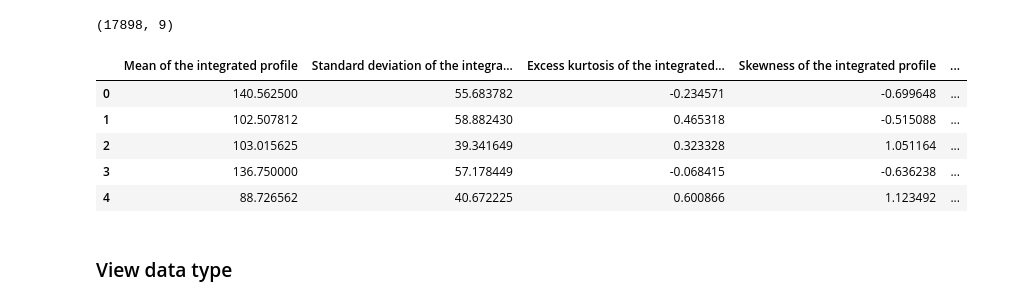
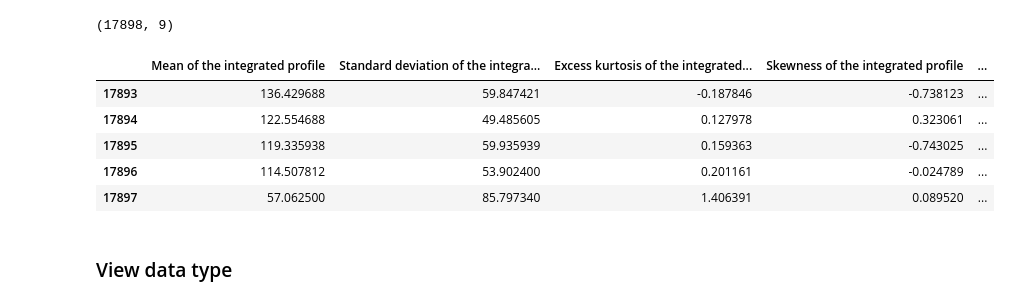
Before and after one commit to tamagusko/workshop-intro-ml, a Jupyter notebook: introML.ipynb, the cells around one changed output. Drawn from its saved outputs; the diff is of its cells as text; code cells hidden in the pictures.

```diff
--- a/introML.ipynb
+++ b/introML.ipynb
@@ -135,14 +135,14 @@ df.shape
 # %% [output]
 (17898, 9)
 # %%
-df.head()
+df.tail()
 # %% [output]
 |  | Mean of the integrated profile | Standard deviation of the integra... | Excess kurtosis of the integrated... | Skewness of the integrated profile | ... |
-| 0 | 140.562500 | 55.683782 | -0.234571 | -0.699648 | ... |
-| 1 | 102.507812 | 58.882430 | 0.465318 | -0.515088 | ... |
-| 2 | 103.015625 | 39.341649 | 0.323328 | 1.051164 | ... |
-| 3 | 136.750000 | 57.178449 | -0.068415 | -0.636238 | ... |
-| 4 | 88.726562 | 40.672225 | 0.600866 | 1.123492 | ... |
+| 17893 | 136.429688 | 59.847421 | -0.187846 | -0.738123 | ... |
+| 17894 | 122.554688 | 49.485605 | 0.127978 | 0.323061 | ... |
+| 17895 | 119.335938 | 59.935939 | 0.159363 | -0.743025 | ... |
+| 17896 | 114.507812 | 53.902400 | 0.201161 | -0.024789 | ... |
+| 17897 | 57.062500 | 85.797340 | 1.406391 | 0.089520 | ... |
 # %% [markdown]
 ### View data type
 # %%
```
Also changed, not shown: parts of 9 cells of this notebook, 7 other files.
